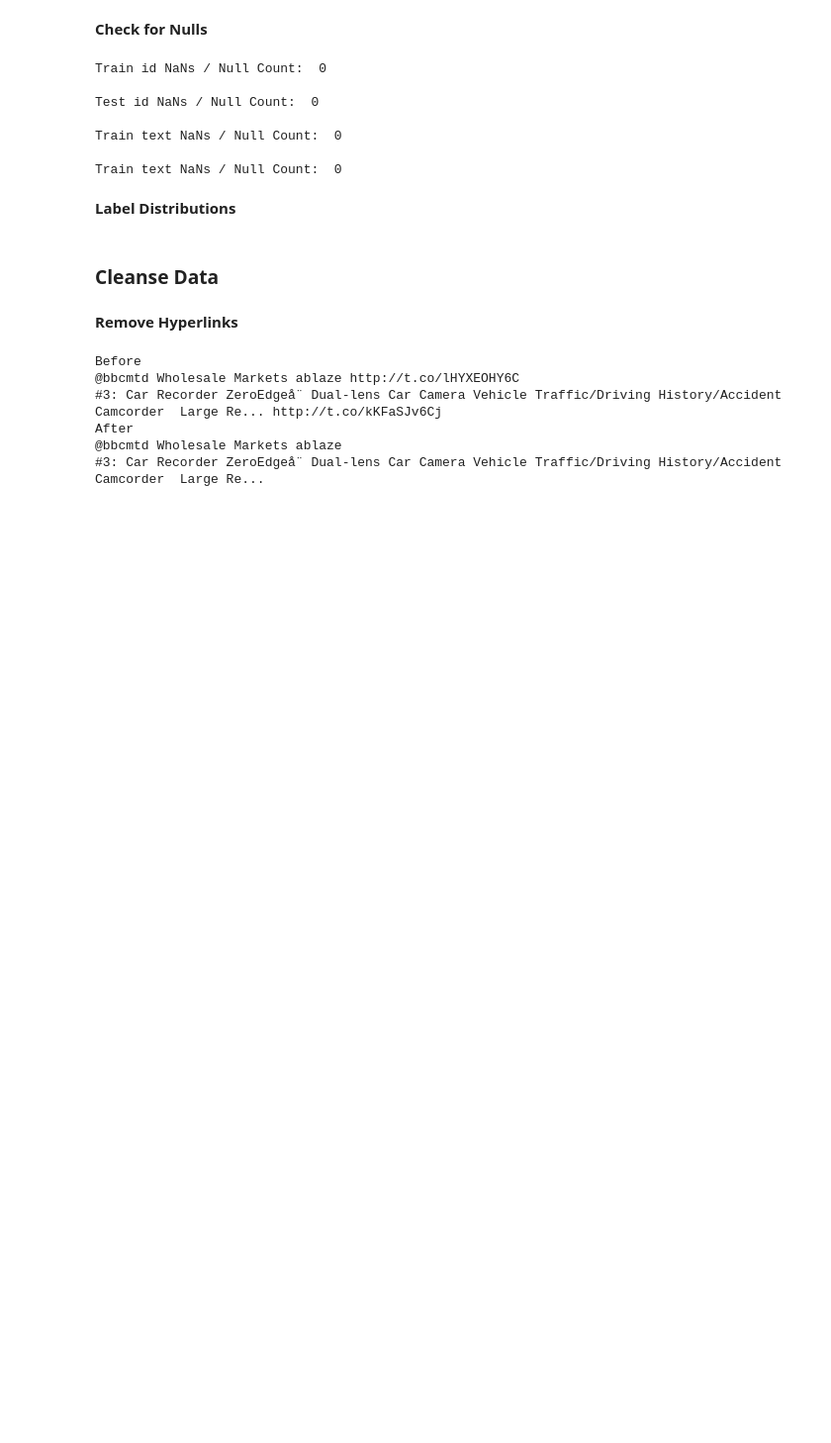
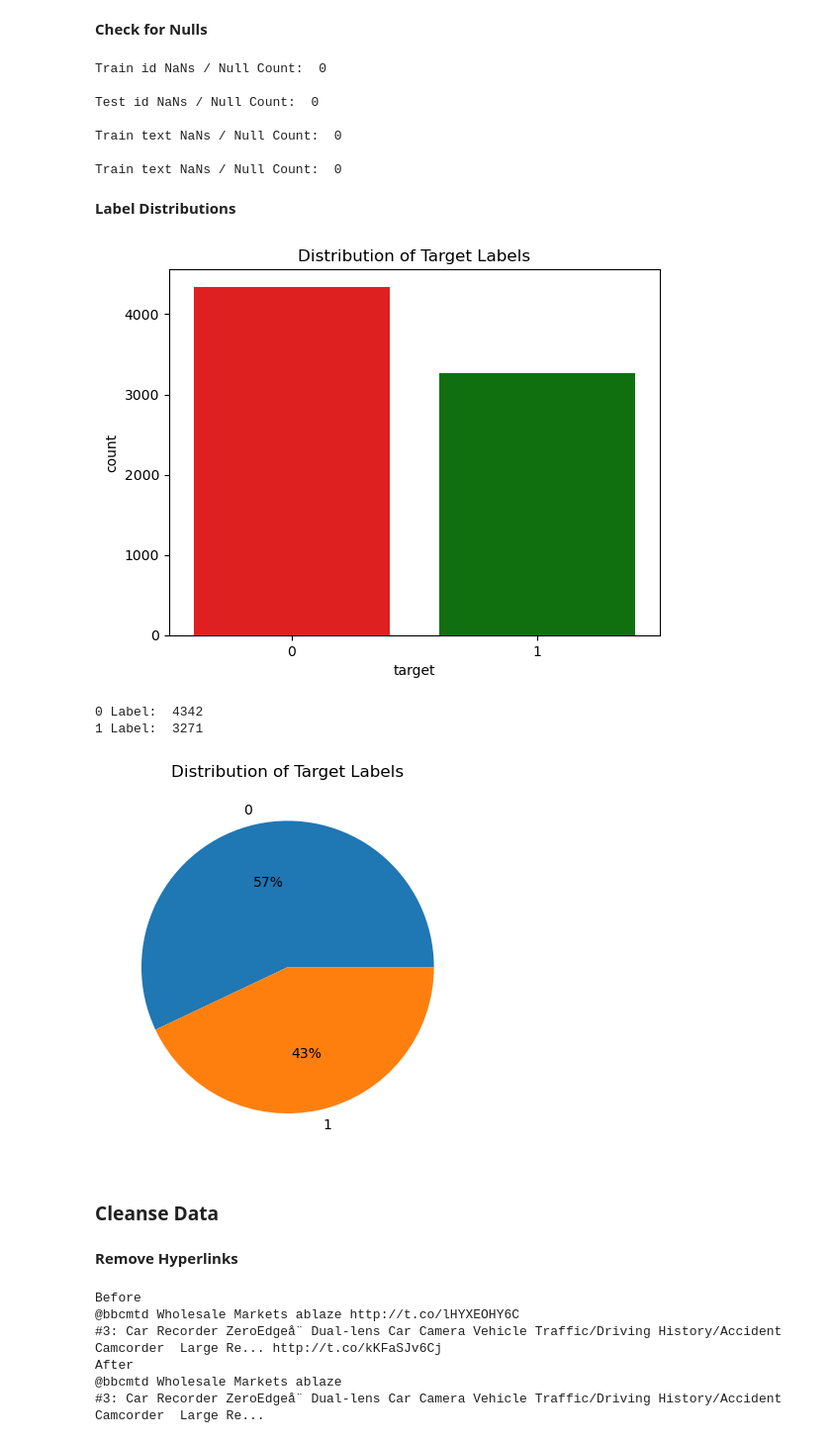
Before and after one commit to jmskeet/5511-Assignment-4, a Jupyter notebook: assignment4.ipynb, the cells around one changed output. Shown at 99% size. Saved outputs shown, nothing was run; the diff lists cells and outputs as text; code cells hidden in the pictures; blank space fills up the shorter version.

```diff
--- a/assignment4.ipynb
+++ b/assignment4.ipynb
@@ -135,6 +135,26 @@ Train text NaNs / Null Count:  0
 Train text NaNs / Null Count:  0
 # %% [markdown]
 **Label Distributions**
+# %%
+plt.figure()
+sns.countplot(data=train_df, x='target', palette=['#ff0000',"#008000"])
+plt.title('Distribution of Target Labels')
+plt.show()
+
+target_0 = train_df["target"].value_counts()[0]
+target_1 = train_df["target"].value_counts()[1]
+print('0 Label: ', target_0)
+print('1 Label: ', target_1)
+
+plt.figure()
+plt.pie([target_0, target_1], labels=[0,1], autopct='%.0f%%')
+plt.title('Distribution of Target Labels')
+plt.show()
+# %% [output]
+[figure, added]
+0 Label:  4342
+1 Label:  3271
+[figure, added]
 # %% [markdown]
 ### Cleanse Data
 # %% [markdown]
```
Also changed, not shown: parts of 7 cells of this notebook.
